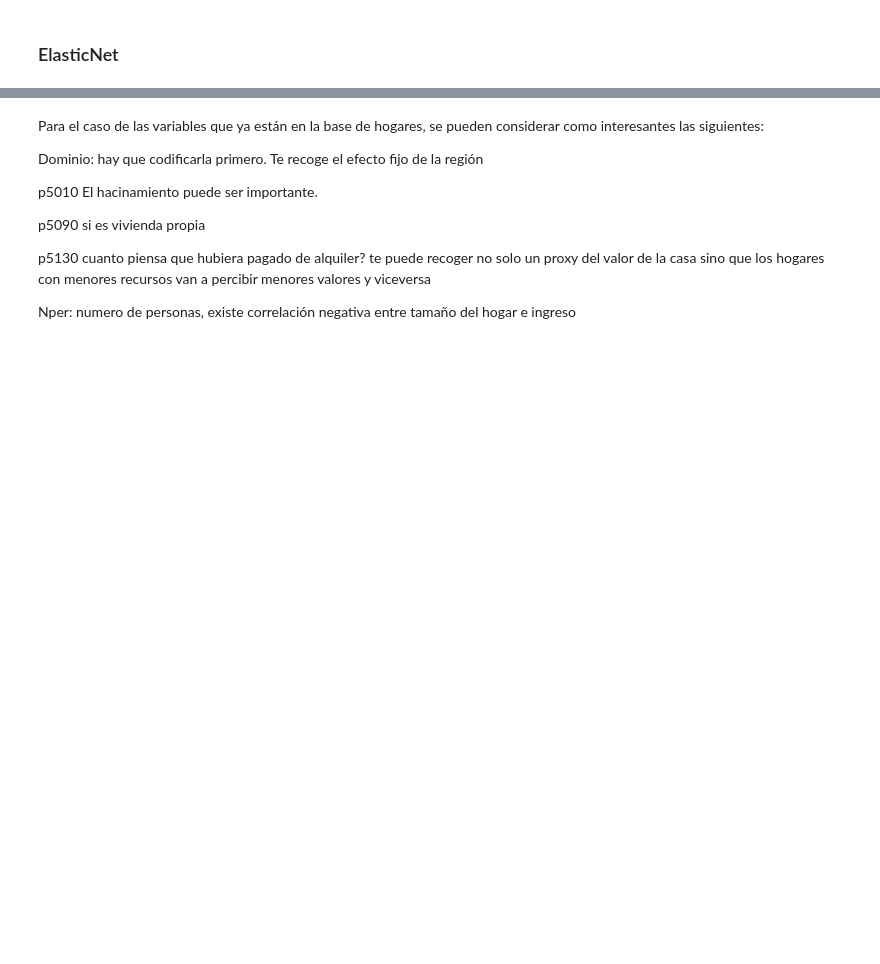
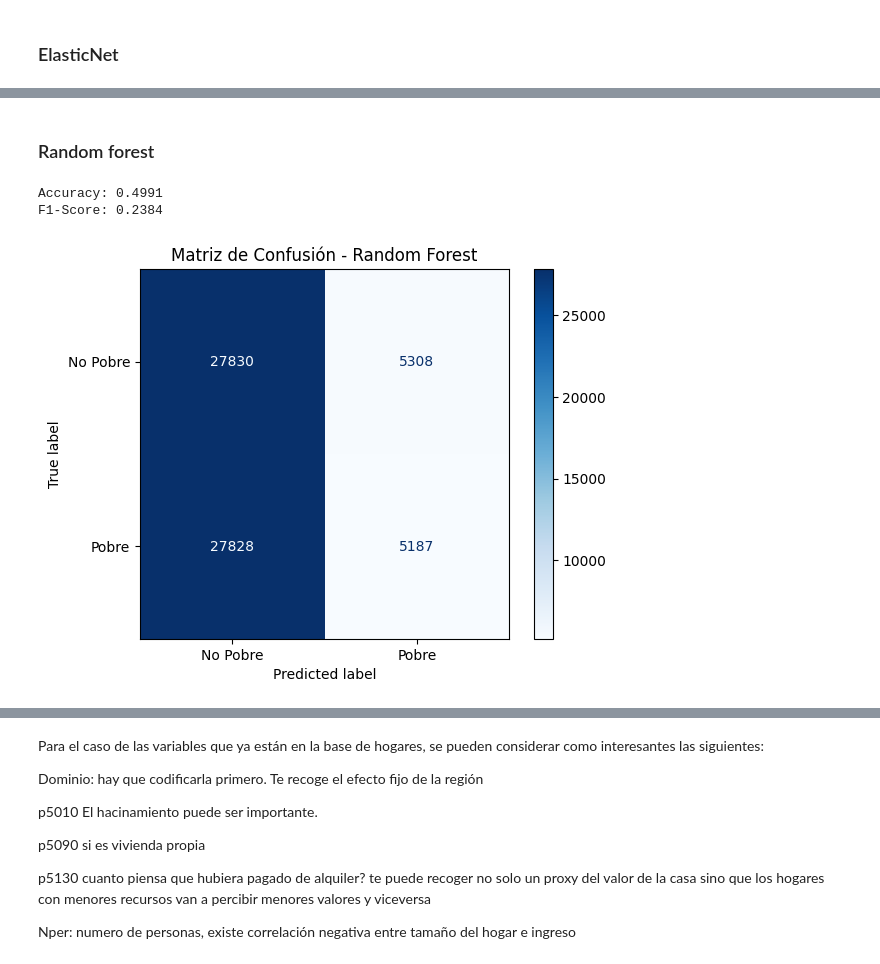
Before and after one commit to dipla70/ML-TP2, a Jupyter notebook: problem_set2.ipynb, the cells around one changed output, grey strips where cells are left out. Saved outputs shown, nothing was run; the diff lists cells and outputs as text; code cells hidden in the pictures; blank space fills up the shorter version.

```diff
--- a/problem_set2.ipynb
+++ b/problem_set2.ipynb
@@ -525,0 +673,31 @@ X_train.shape
+# %% [markdown]
+### Random forest
+# %%
+from sklearn.metrics import ConfusionMatrixDisplay
+from sklearn.ensemble import RandomForestClassifier
+from sklearn.metrics import accuracy_score, f1_score, confusion_matrix, ConfusionMatrixDisplay
+import matplotlib.pyplot as plt
+
+# Entrenar el modelo Random Forest
+rf_model = RandomForestClassifier(n_estimators=100, random_state=42)
+rf_model.fit(X_train, y_train)
+
+# Predicciones
+y_pred = rf_model.predict(X_test)
+
+# Evaluación
+accuracy = accuracy_score(y_test, y_pred)
+f1 = f1_score(y_test, y_pred)
+print(f"Accuracy: {accuracy:.4f}")
+print(f"F1-Score: {f1:.4f}")
+
+# Matriz de confusión
+cm = confusion_matrix(y_test, y_pred)
+disp = ConfusionMatrixDisplay(confusion_matrix=cm, display_labels=["No Pobre", "Pobre"])
+disp.plot(cmap="Blues")
+plt.title("Matriz de Confusión - Random Forest")
+plt.show()
+# %% [output]
+Accuracy: 0.4991
+F1-Score: 0.2384
+[figure, added]
```
Also changed, not shown: parts of 32 cells of this notebook.
